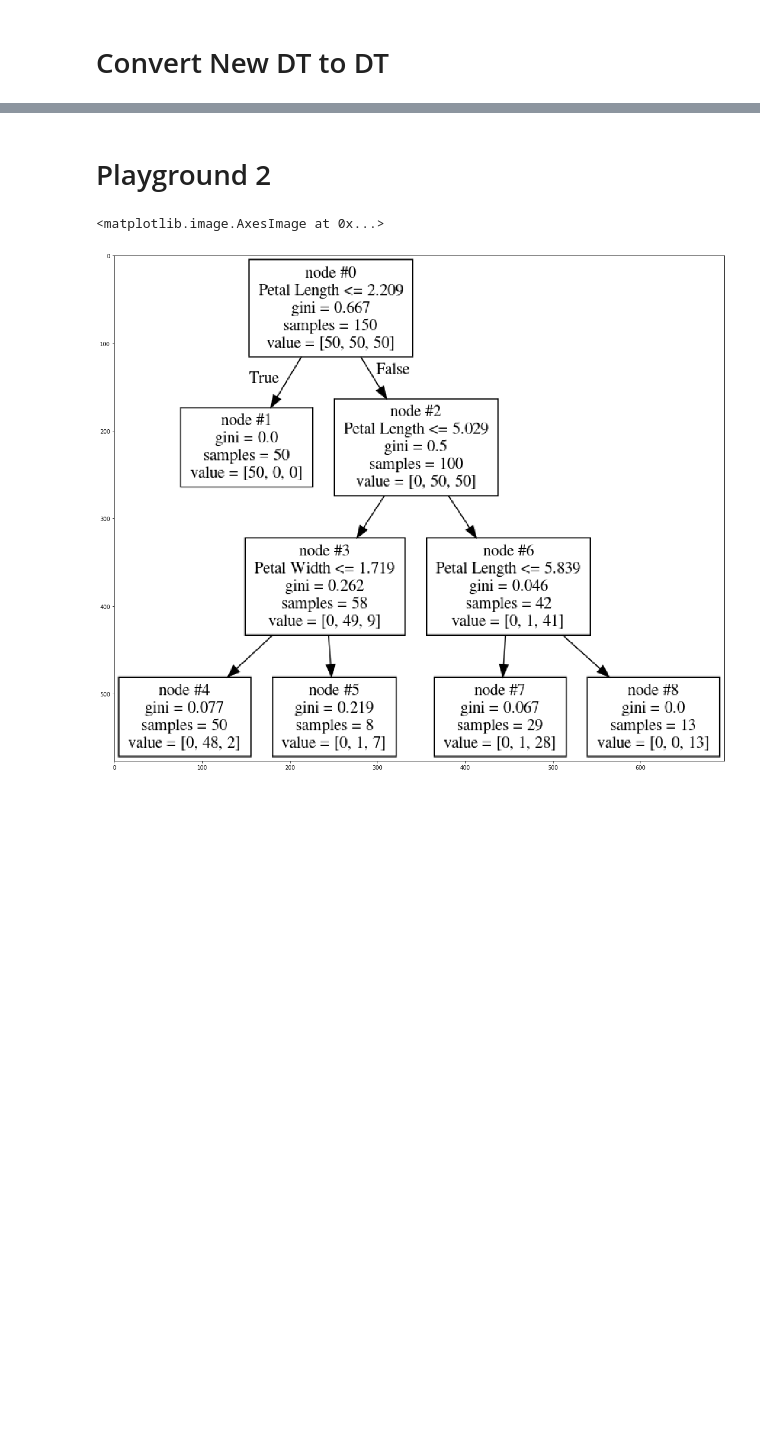
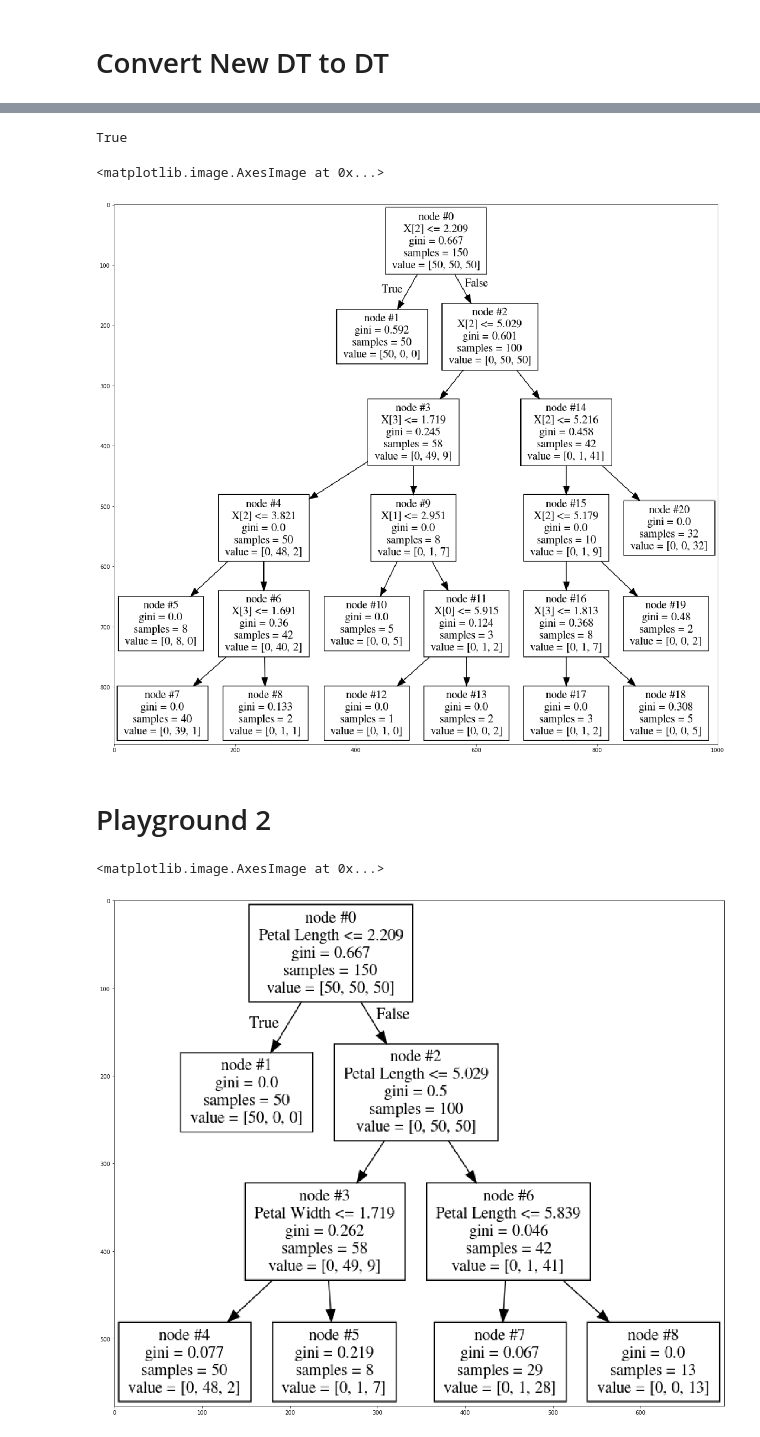
Before and after one commit to wesleyklhk/my_own_sklearn_extensions, a Jupyter notebook: wes_sklearn_ext/InteractiveDecisionTree.ipynb, the cells around one changed output, grey strips where cells are left out. Cells and saved outputs as stored; diff of their text form; code cells hidden in the pictures; blank space fills up the shorter version.

```diff
--- a/wes_sklearn_ext/InteractiveDecisionTree.ipynb
+++ b/wes_sklearn_ext/InteractiveDecisionTree.ipynb
@@ -161,7 +262,7 @@ class DT2SDTConverter:
         leaf_ids = pd.Series(base_dt.apply(X)).unique()
         non_leaf_ids = list(set(path_df.columns) - set(leaf_ids))
         non_leaf_path_df = path_df[non_leaf_ids]
-        print(non_leaf_path_df)
+#         print(non_leaf_path_df)
 
         sdts = self.sdts = dict()
         for node_id in non_leaf_path_df.columns:
@@ -171,7 +272,7 @@ class DT2SDTConverter:
             filtered_X = X_.loc[filtered_inds]
             filtered_y = y_.loc[filtered_inds]
             sdt = StagingDecisionTreeClassifier(random_state=0,max_depth=1,splitter='best')
-            sdt.fit(filtered_X,filtered_y,feat_col_index=node_feature,feature_col_threshold=node_thres)
+            sdt = sdt.fit(filtered_X,filtered_y,feat_col_index=node_feature,feature_col_threshold=node_thres)
             sdts[node_id] = sdt
         self.setup_connections()
         return sdts[0]
@@ -180,5 +281,5 @@ class DT2SDTConverter:
 
 
 sg = DT2SDTConverter(dt)
-sg.convert(X,y)
+sdt2 = sg.convert(X,y)
 # sg.sdts[0].leafs
@@ -220,3 +396,22 @@ class SDT2DTConverter:
+# %%
+(dt.apply(X) == new_dt.apply(X)).all()
+# %% [output]
+True
+# %%
+# fake_dt.tree_.value[1:] = 0
+# fake_dt.tree_.children_left[1:] = -1
+# fake_dt.tree_.children_right[1:] = -1
+
+
+export_graphviz(new_dt, 'tree.dot', node_ids=True,proportion=False)
+# export_graphviz(sdt2.find_by_syn_node_id(3)[0], 'tree.dot', node_ids=True,proportion=False)
+! dot -Tpng tree.dot -o tree.png
+img = cv2.imread('tree.png')
+plt.figure(figsize = (20, 20))
+plt.imshow(img)
+# %% [output]
+<matplotlib.image.AxesImage at 0x...>
+[figure, added]
 # %% [markdown]
 # Playground 2
 # %%
```
Also changed, not shown: parts of 10 cells of this notebook, 2 other files.
